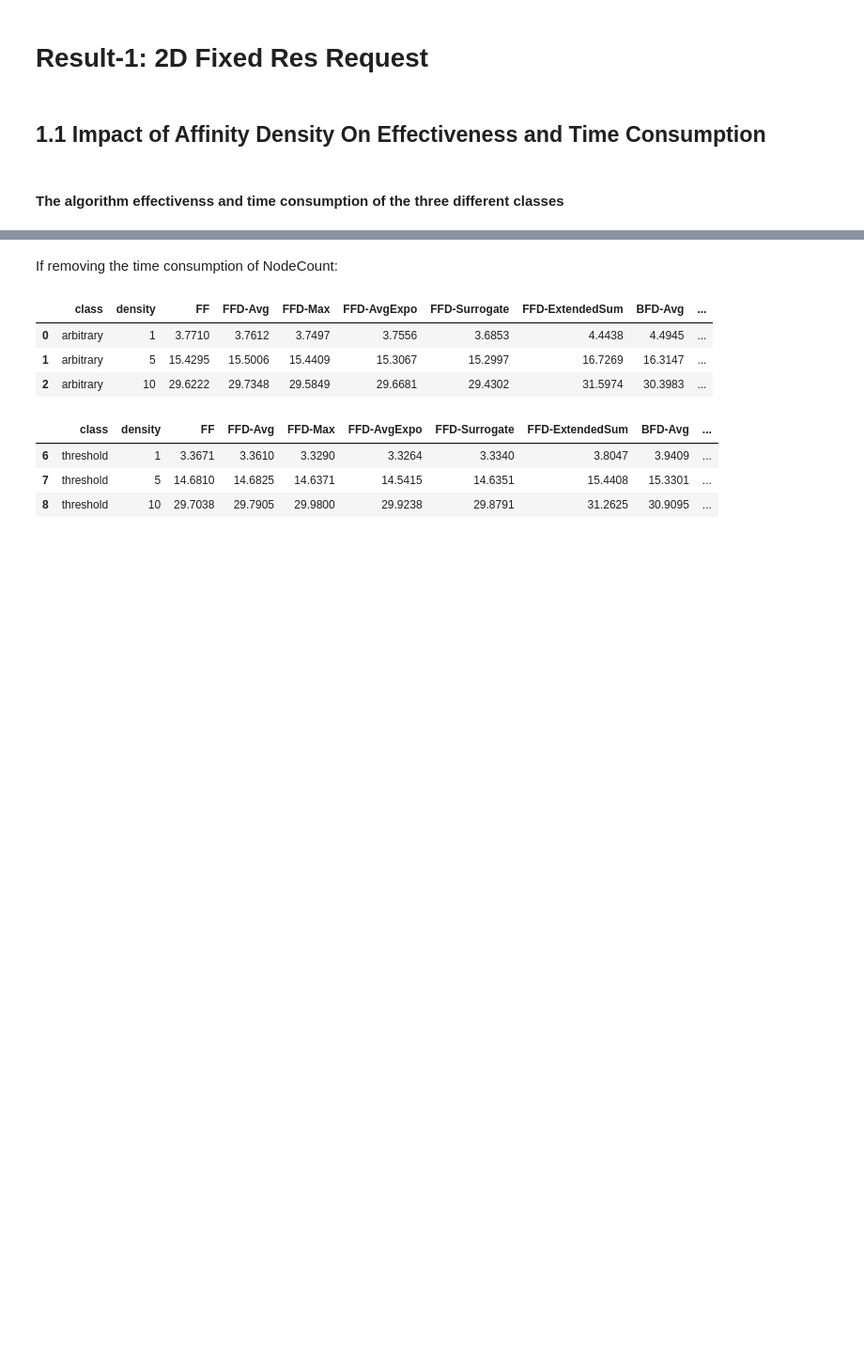
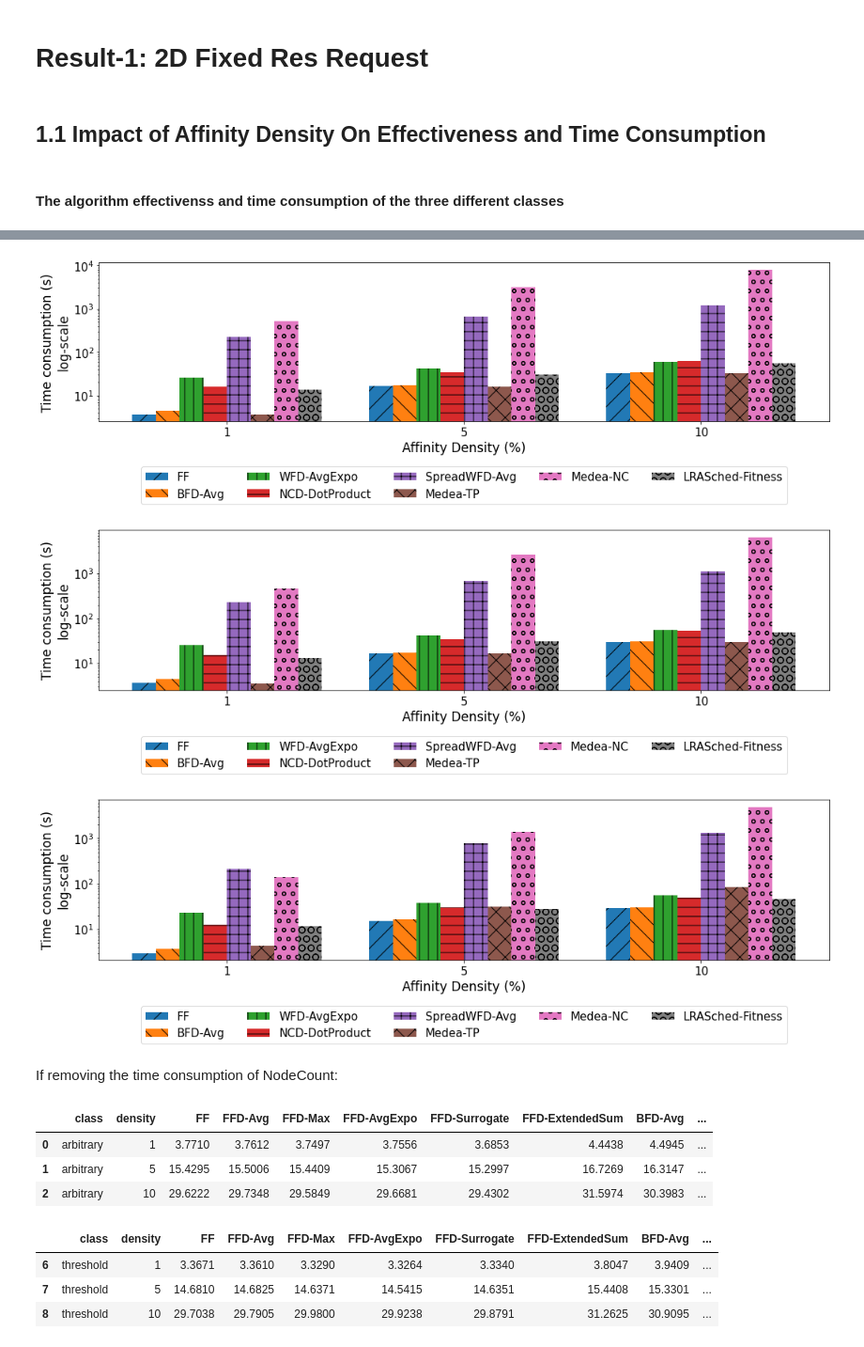
Before and after one commit to DSSGroup-Leeds/LRA-binpacking-expe, a Jupyter notebook: data/analysis_scripts/exp_result_analysis.ipynb, the cells around one changed output, grey strips where cells are left out. Shown at 94% size. Cells and saved outputs as stored; diff of their text form; code cells hidden in the pictures; blank space fills up the shorter version.

```diff
--- a/data/analysis_scripts/exp_result_analysis.ipynb
+++ b/data/analysis_scripts/exp_result_analysis.ipynb
@@ -160,3 +216,12 @@ for c in classes:
+# %%
+for c in classes:
+    fig = plot_barchart(twodim_time, c, df_2d_column_names_small, "Affinity Density (%)", 'Time consumption (s)\nlog-scale', True)
+    filename = f"{proj_path}/plots/density2D_small_time_{c}.pdf"
+    fig.savefig(filename)
+# %% [output]
+[figure, added]
+[figure, added]
+[figure, added]
 # %% [markdown]
 If removing the time consumption of NodeCount:
 # %%
```
Also changed, not shown: parts of 13 cells of this notebook.
